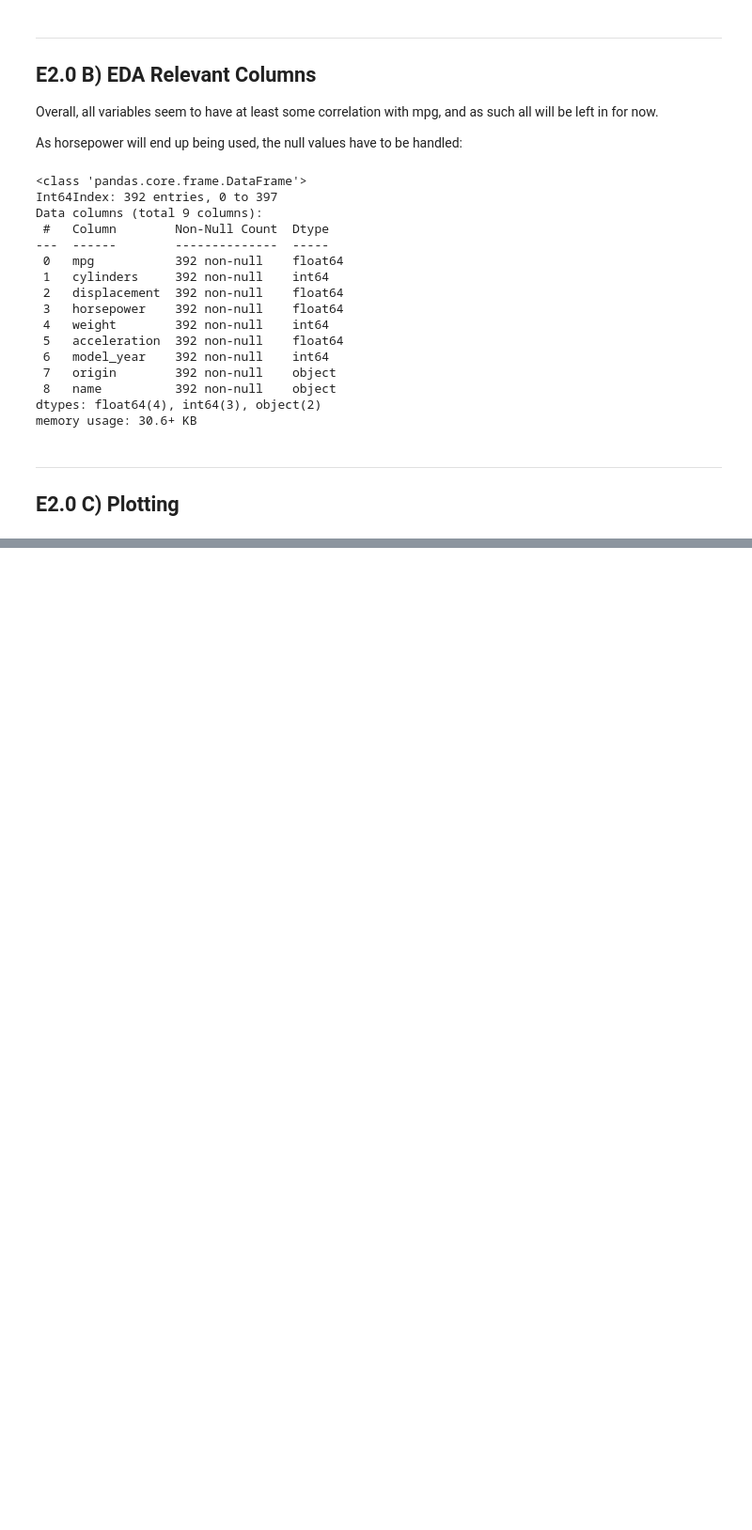
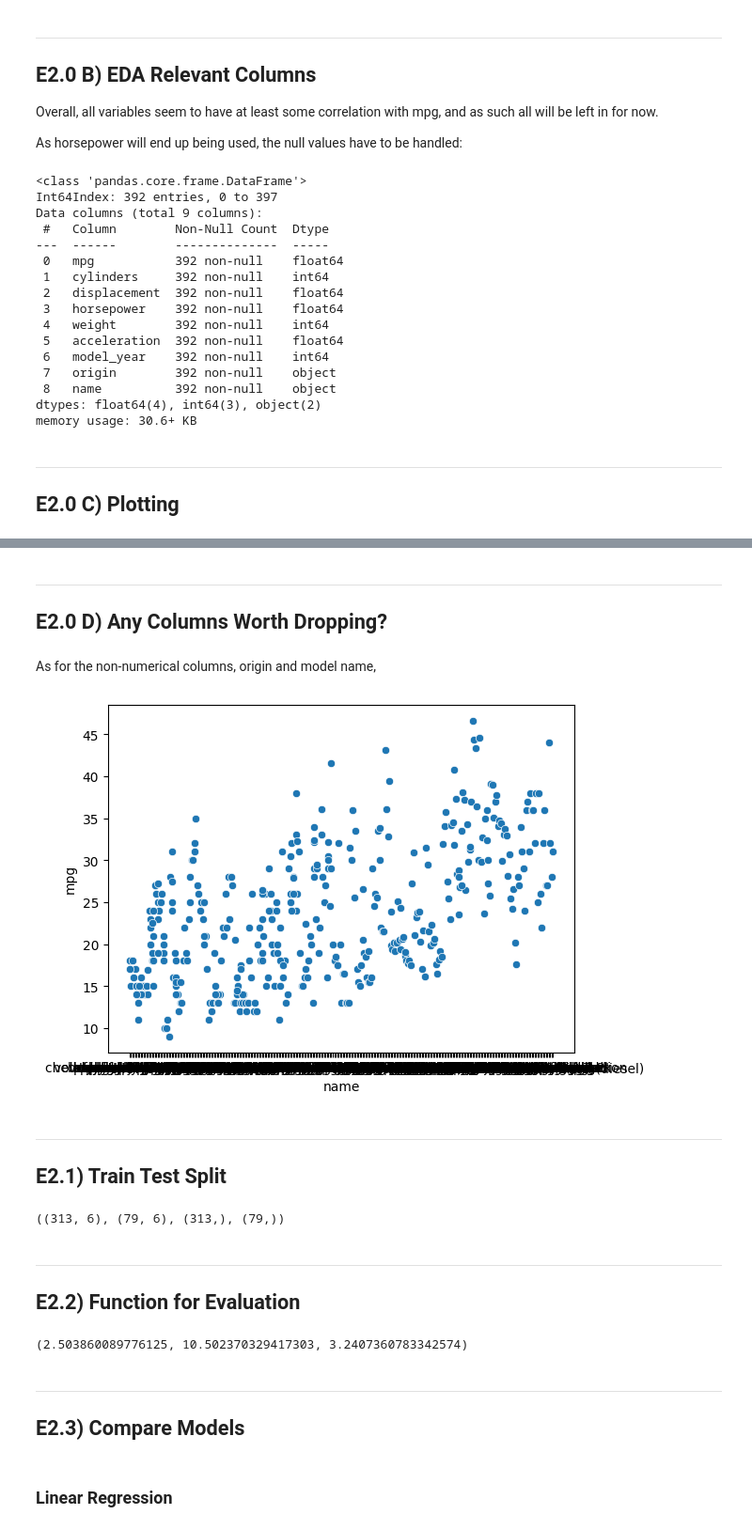
Before and after one commit to Andreas-Svensson/machine_learning, a Jupyter notebook: exercises/E2.ipynb, the cells around one changed output, grey strips where cells are left out. Shown at 94% size. Drawn from its saved outputs; the diff is of its cells as text; code cells hidden in the pictures; blank space fills up the shorter version.

```diff
--- a/exercises/E2.ipynb
+++ b/exercises/E2.ipynb
@@ -128,0 +150,24 @@ memory usage: 30.6+ KB
+# %% [markdown]
+---
+## E2.0 D) Any Columns Worth Dropping?
+# %% [markdown]
+As for the non-numerical columns, origin and model name,
+# %%
+sns.scatterplot(df, x = "name", y = "mpg");
+# %% [output]
+[figure, added]
+# %% [markdown]
+---
+## E2.1) Train Test Split
+# %%
+X = df[["cylinders", "displacement", "horsepower", "weight", "acceleration", "model_year"]]
+y = df["mpg"]
+
+X_train, X_test, y_train, y_test = train_test_split(X, y, test_size = 0.2, random_state = 42)
+
+X_train.shape, X_test.shape, y_train.shape, y_test.shape # adds up to 392, same as amt samples
+# %% [output]
+((313, 6), (79, 6), (313,), (79,))
+# %% [markdown]
+---
+## E2.2) Function for Evaluation
@@ -128,0 +189,9 @@ memory usage: 30.6+ KB
+# %%
+model = LinearRegression()
+
+evaluate(X_train, X_test, y_train, y_test, model)
+# %% [output]
+(2.503860089776125, 10.502370329417303, 3.2407360783342574)
+# %% [markdown]
+---
+## E2.3) Compare Models
@@ -128,0 +206,2 @@ memory usage: 30.6+ KB
+# %% [markdown]
+### Linear Regression
```
Also changed, not shown: parts of 19 cells of this notebook.
